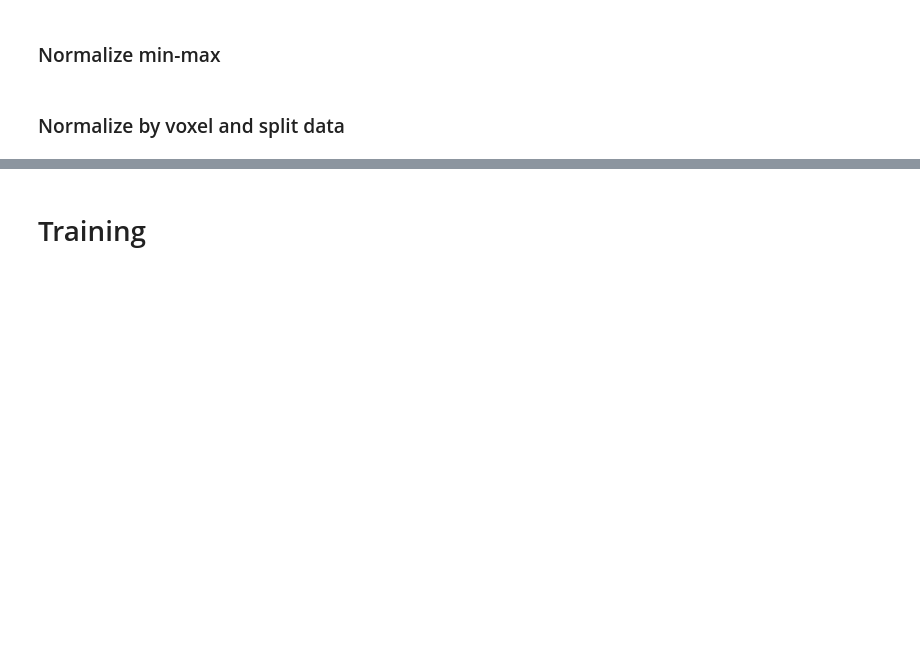
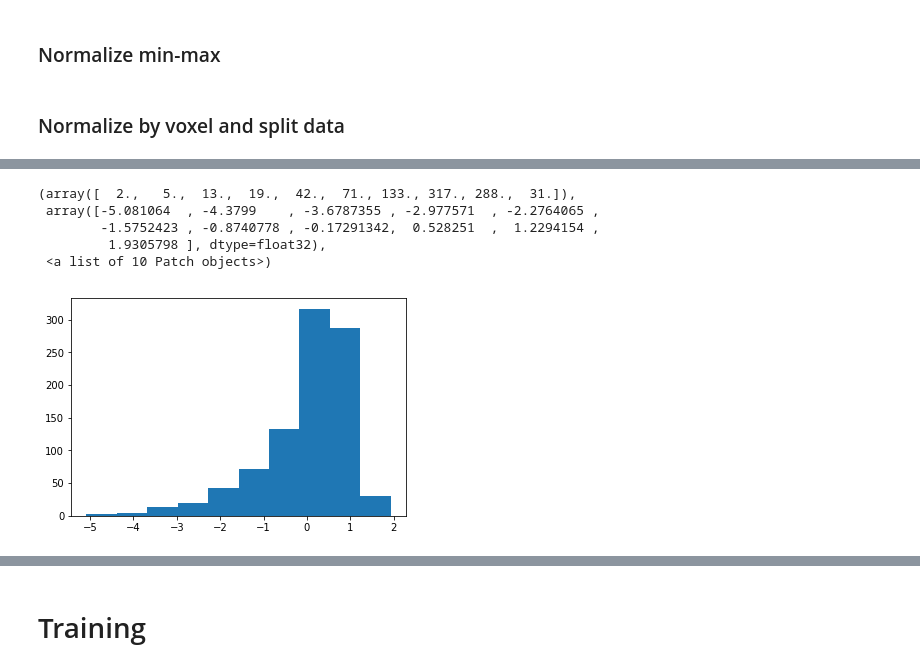
Before and after one commit to derEitel/explainableMS, a Jupyter notebook: Pretraining on ADNI/Training on ADNI.ipynb, the cells around one changed output, grey strips where cells are left out. Cells and saved outputs as stored; diff of their text form; code cells hidden in the pictures; blank space fills up the shorter version.

```diff
--- a/Pretraining on ADNI/Training on ADNI.ipynb
+++ b/Pretraining on ADNI/Training on ADNI.ipynb
@@ -158,0 +166,9 @@ X_train = (X_train - mean) / (std)
+# %%
+plt.hist(X_train[:,40,71,40,0].flatten())
+# %% [output]
+(array([  2.,   5.,  13.,  19.,  42.,  71., 133., 317., 288.,  31.]),
+ array([-5.081064  , -4.3799    , -3.6787355 , -2.977571  , -2.2764065 ,
+        -1.5752423 , -0.8740778 , -0.17291342,  0.528251  ,  1.2294154 ,
+         1.9305798 ], dtype=float32),
+ <a list of 10 Patch objects>)
+[figure, added]
```
Also changed, not shown: parts of 10 cells of this notebook, 8 other files.
